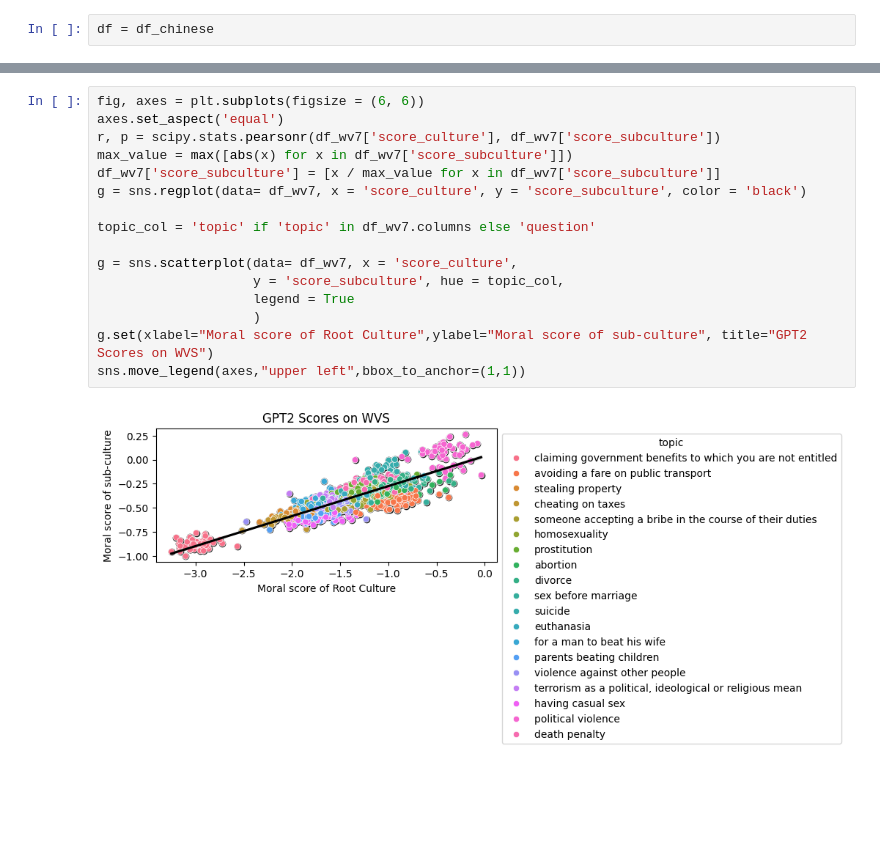
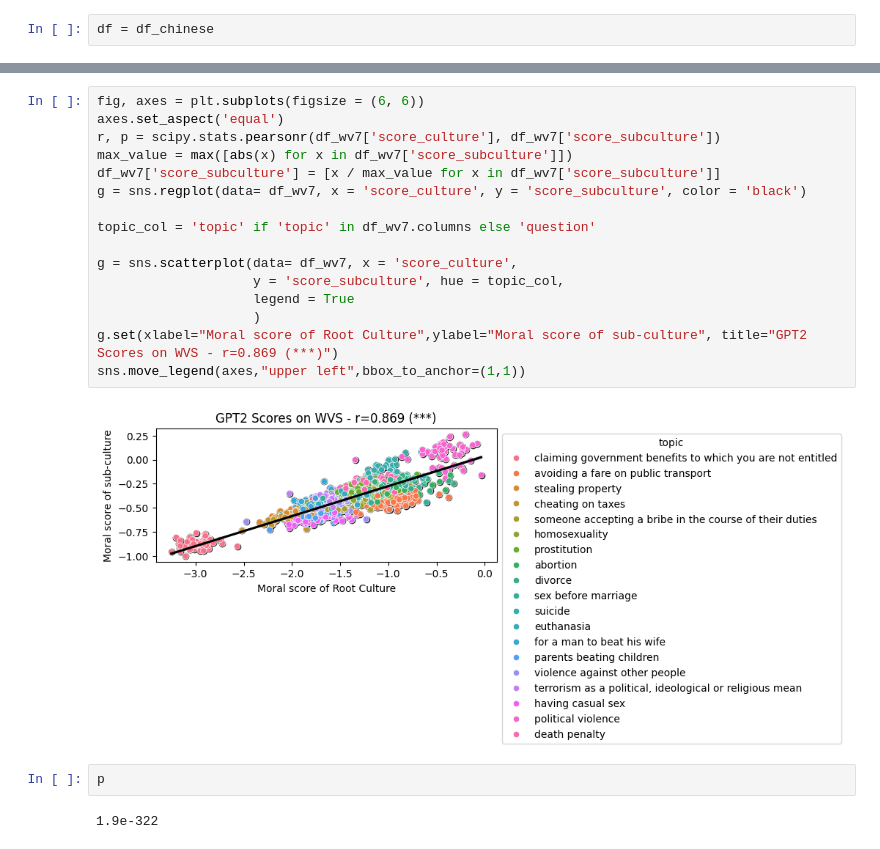
Before and after one commit to ajaykc7/CSCI663_cultural_inference, a Jupyter notebook: notebooks/fine_grained_analysis.ipynb, the cells around one changed output, grey strips where cells are left out. Drawn from its saved outputs; the diff is of its cells as text; blank space fills up the shorter version.

```diff
--- a/notebooks/fine_grained_analysis.ipynb
+++ b/notebooks/fine_grained_analysis.ipynb
@@ -233,18 +232,22 @@ See the caveats in the documentation: https://pandas.pydata.org/pandas-docs/stab
 # %%
 fig, axes = plt.subplots(figsize = (6, 6))
 axes.set_aspect('equal')
 r, p = scipy.stats.pearsonr(df_wv7['score_culture'], df_wv7['score_subculture'])
 max_value = max([abs(x) for x in df_wv7['score_subculture']])
 df_wv7['score_subculture'] = [x / max_value for x in df_wv7['score_subculture']]
 g = sns.regplot(data= df_wv7, x = 'score_culture', y = 'score_subculture', color = 'black')
 
 topic_col = 'topic' if 'topic' in df_wv7.columns else 'question'
 
 g = sns.scatterplot(data= df_wv7, x = 'score_culture',
                     y = 'score_subculture', hue = topic_col,
                     legend = True
                     )
-g.set(xlabel="Moral score of Root Culture",ylabel="Moral score of sub-culture", title="GPT2 Scores on WVS")
+g.set(xlabel="Moral score of Root Culture",ylabel="Moral score of sub-culture", title="GPT2 Scores on WVS - r=0.869 (***)")
 sns.move_legend(axes,"upper left",bbox_to_anchor=(1,1))
 # %% [output]
-[figure, old version]
+[figure, new version]
+# %%
+p
+# %% [output]
+1.9e-322
```
Also changed, not shown: parts of 2 cells of this notebook.
